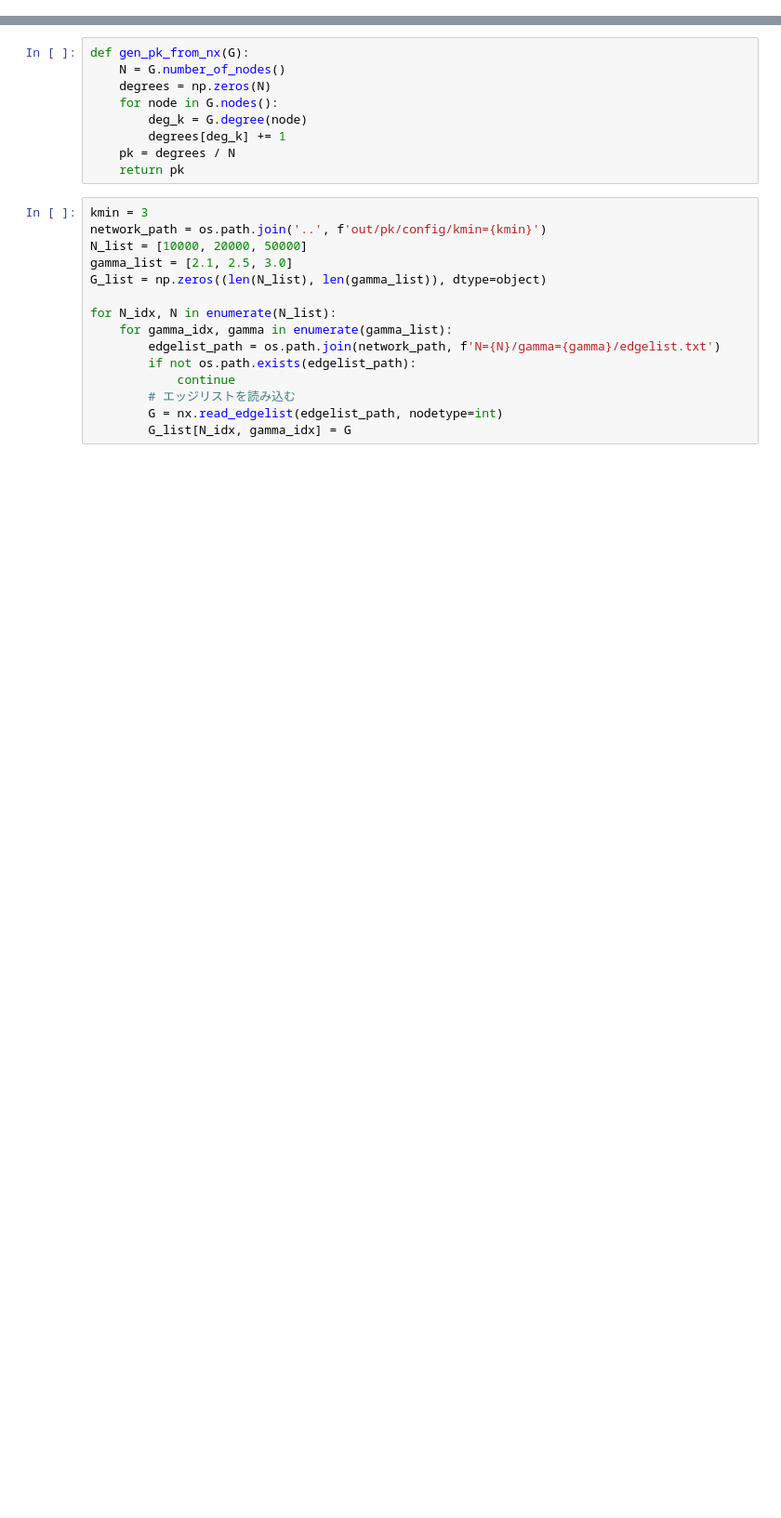
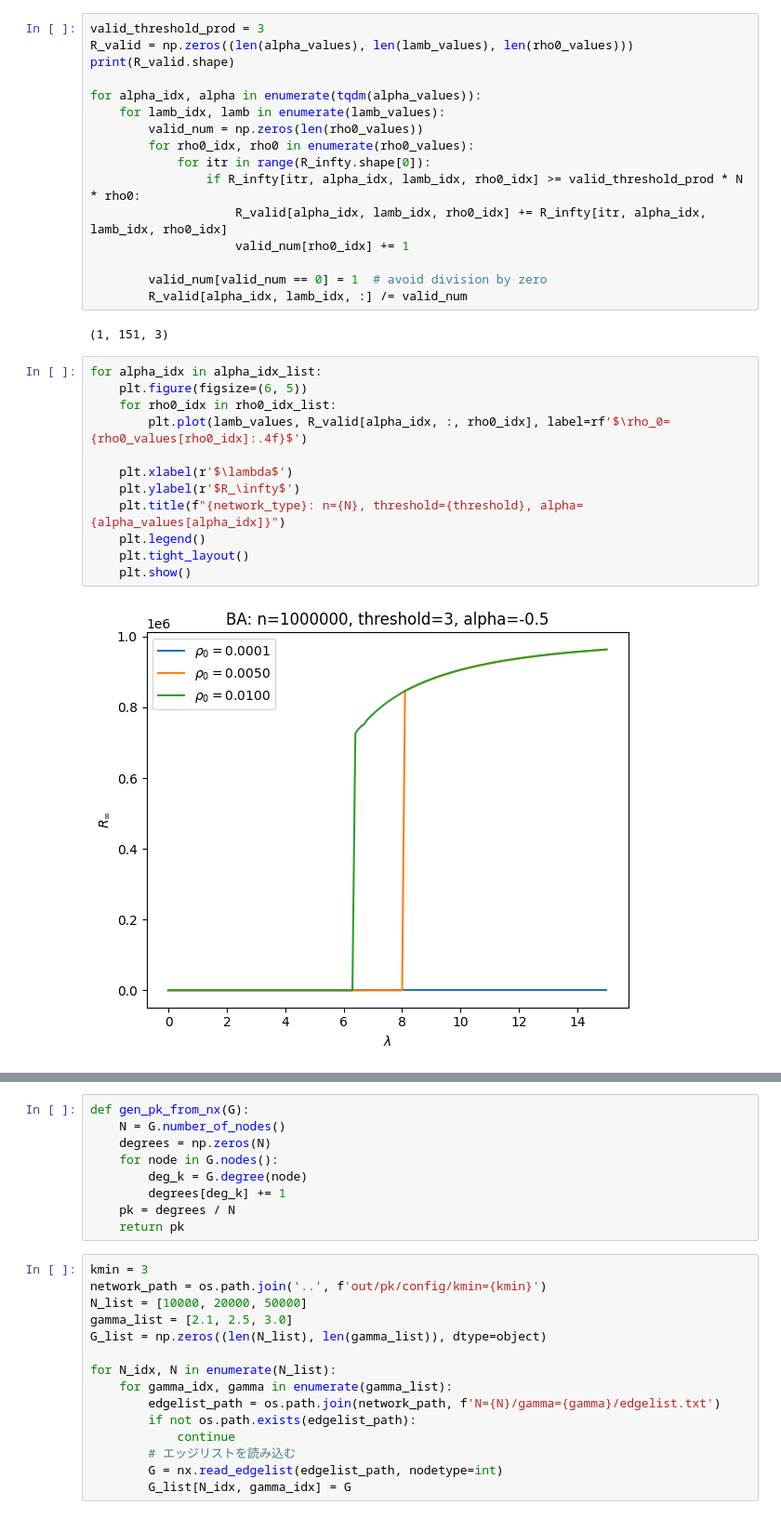
Before and after one commit to Kojirouuuu/network-simulations, a Jupyter notebook: notebooks/analyze.ipynb, the cells around one changed output, grey strips where cells are left out. Shown at 93% size. Saved outputs shown, nothing was run; the diff lists cells and outputs as text; blank space fills up the shorter version.

```diff
--- a/notebooks/analyze.ipynb
+++ b/notebooks/analyze.ipynb
@@ -122,3 +133,35 @@ for alpha_idx in alpha_idx_list:
+# %%
+valid_threshold_prod = 3
+R_valid = np.zeros((len(alpha_values), len(lamb_values), len(rho0_values)))
+print(R_valid.shape)
+
+for alpha_idx, alpha in enumerate(tqdm(alpha_values)):
+    for lamb_idx, lamb in enumerate(lamb_values):
+        valid_num = np.zeros(len(rho0_values))
+        for rho0_idx, rho0 in enumerate(rho0_values):
+            for itr in range(R_infty.shape[0]):
+                if R_infty[itr, alpha_idx, lamb_idx, rho0_idx] >= valid_threshold_prod * N * rho0:
+                    R_valid[alpha_idx, lamb_idx, rho0_idx] += R_infty[itr, alpha_idx, lamb_idx, rho0_idx]
+                    valid_num[rho0_idx] += 1
+
+        valid_num[valid_num == 0] = 1  # avoid division by zero
+        R_valid[alpha_idx, lamb_idx, :] /= valid_num
+# %% [output]
+(1, 151, 3)
+# %%
+for alpha_idx in alpha_idx_list:
+    plt.figure(figsize=(6, 5))
+    for rho0_idx in rho0_idx_list:
+        plt.plot(lamb_values, R_valid[alpha_idx, :, rho0_idx], label=rf'$\rho_0={rho0_values[rho0_idx]:.4f}$')
+
+    plt.xlabel(r'$\lambda$')
+    plt.ylabel(r'$R_\infty$')
+    plt.title(f"{network_type}: n={N}, threshold={threshold}, alpha={alpha_values[alpha_idx]}")
+    plt.legend()
+    plt.tight_layout()
+    plt.show()
+# %% [output]
+[figure, added]
 # %%
 pk = degree_distribution(network_type, N, k_ave, gamma, kmin)
 
```
Also changed, not shown: parts of 29 cells of this notebook, 5 other files.
